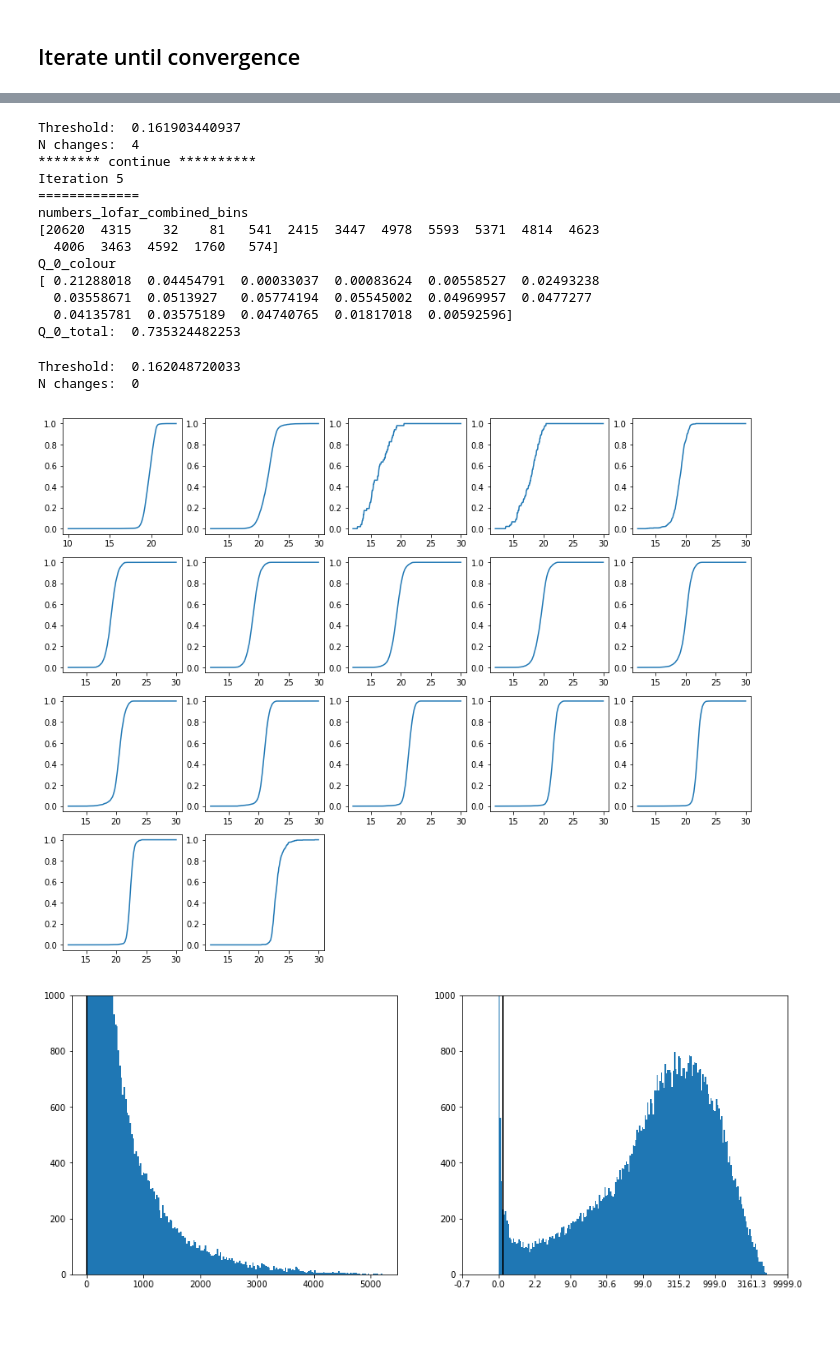
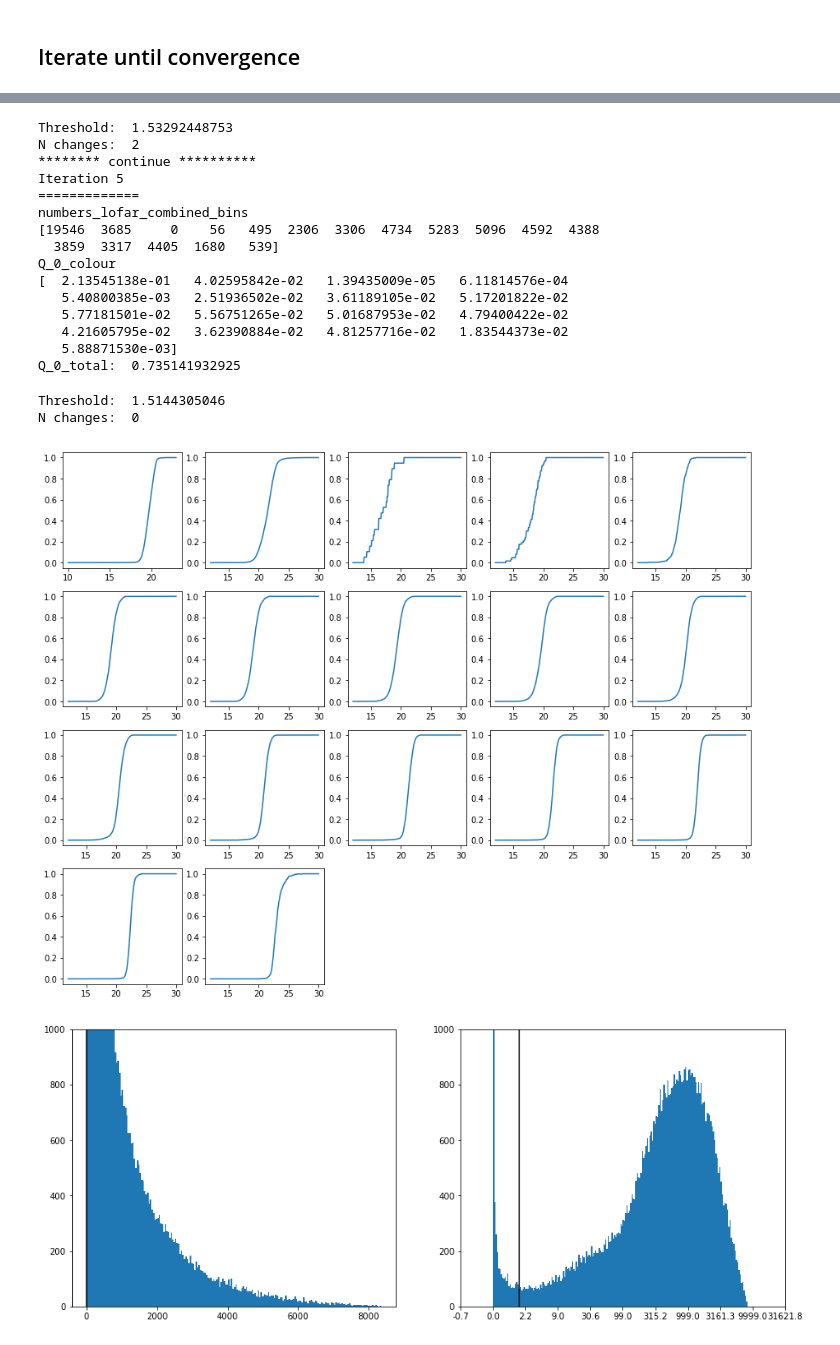
Before and after one commit to nudomarinero/mltier1, a Jupyter notebook: Match_LOFAR_combined_iter_params.ipynb, the cells around one changed output, grey strips where cells are left out. Cells and saved outputs as stored; diff of their text form; code cells hidden in the pictures.

```diff
--- a/Match_LOFAR_combined_iter_params.ipynb
+++ b/Match_LOFAR_combined_iter_params.ipynb
@@ -64,5 +66,6 @@ combined_all = Table.read("pw.fits")
 # %%
-lofar_all = Table.read("data/LOFAR_HBA_T1_DR1_catalog_v0.9.srl.fits")
+#lofar_all = Table.read("data/LOFAR_HBA_T1_DR1_catalog_v0.9.srl.fits")
+lofar_all = Table.read("data/LOFAR_HBA_T1_DR1_merge_ID_optical_v0.7.fits")
 # %%
 np.array(combined_all.colnames)
 # %% [output]
@@ -89,4 +118,7 @@ We will take the sources in the main region but also discard sources with a Majo
+# %%
+lofar_aux = lofar_all[~np.isnan(lofar_all['Maj'])]
 # %%
-lofar = field.filter_catalogue(lofar_all[lofar_all['Maj'] < 30.],
+lofar = field.filter_catalogue(lofar_aux[(lofar_aux['Maj'] < 30.) &
+                                         (lofar_aux['ID_flag'] == 1)],
                                colnames=("RA", "DEC"))
 # %%
@@ -748,7 +781,7 @@ likelihood_ratio = MultiMLEstimatorU(Q_0_colour, n_m, q_m, centers)
 def ml(i):
     return apply_ml(i, likelihood_ratio)
 # %%
-res = parallel_process(idx_lofar_unique, ml, n_jobs=4)
+res = parallel_process(idx_lofar_unique, ml)
 # %%
 lofar["lr_index_2"] = np.nan
 lofar["lr_dist_2"] = np.nan
@@ -869,7 +902,7 @@ for j in range(10):
     def ml(i):
         return apply_ml(i, likelihood_ratio)
     ## Run the ML
-    res = parallel_process(idx_lofar_unique, ml, n_jobs=4)
+    res = parallel_process(idx_lofar_unique, ml)
     lofar["lr_index_{}".format(iteration)] = np.nan
     lofar["lr_dist_{}".format(iteration)] = np.nan
     lofar["lr_{}".format(iteration)] = np.nan
@@ -950,17 +987,19 @@ Q_0_total:  0.735324482253
-Threshold:  0.161903440937
-N changes:  4
+Threshold:  1.53292448753
+N changes:  2
 ******** continue **********
 Iteration 5
 =============
 numbers_lofar_combined_bins
-[20620  4315    32    81   541  2415  3447  4978  5593  5371  4814  4623
-  4006  3463  4592  1760   574]
+[19546  3685     0    56   495  2306  3306  4734  5283  5096  4592  4388
+  3859  3317  4405  1680   539]
 Q_0_colour
-[ 0.21288018  0.04454791  0.00033037  0.00083624  0.00558527  0.02493238
-  0.03558671  0.0513927   0.05774194  0.05545002  0.04969957  0.0477277
-  0.04135781  0.03575189  0.04740765  0.01817018  0.00592596]
-Q_0_total:  0.735324482253
+[  2.13545138e-01   4.02595842e-02   1.39435009e-05   6.11814576e-04
+   5.40800385e-03   2.51936502e-02   3.61189105e-02   5.17201822e-02
+   5.77181501e-02   5.56751265e-02   5.01687953e-02   4.79400422e-02
+   4.21605795e-02   3.62390884e-02   4.81257716e-02   1.83544373e-02
+   5.88871530e-03]
+Q_0_total:  0.735141932925
-Threshold:  0.162048720033
+Threshold:  1.5144305046
 N changes:  0
-[figure, old version]
+[figure, new version]
-[figure, old version]
+[figure, new version]
```
Also changed, not shown: parts of 27 cells of this notebook, 1 other file.
